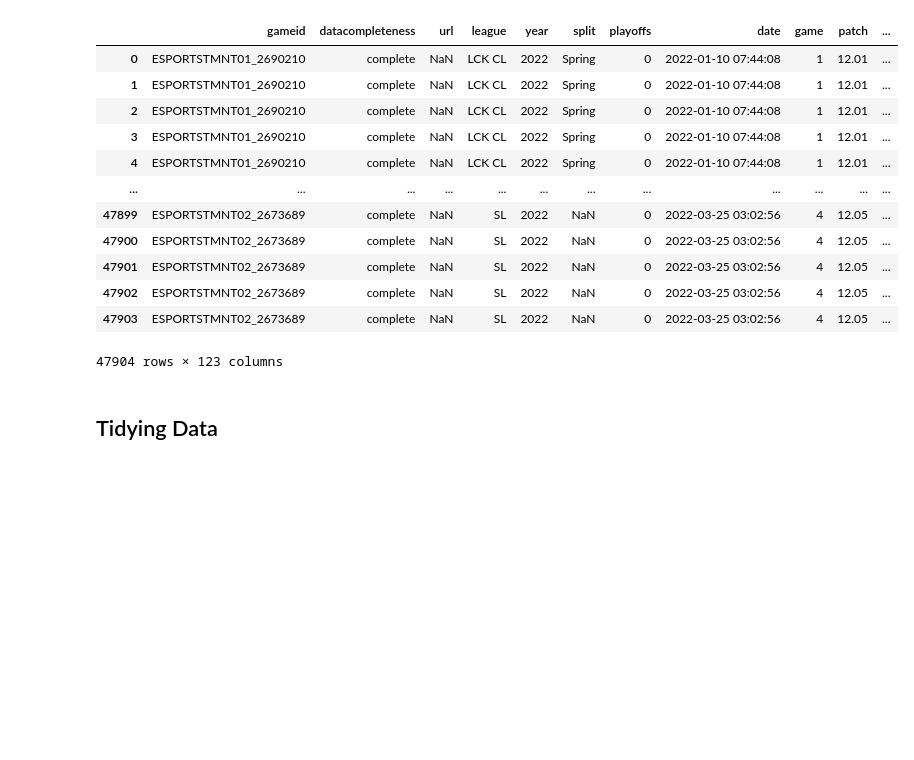
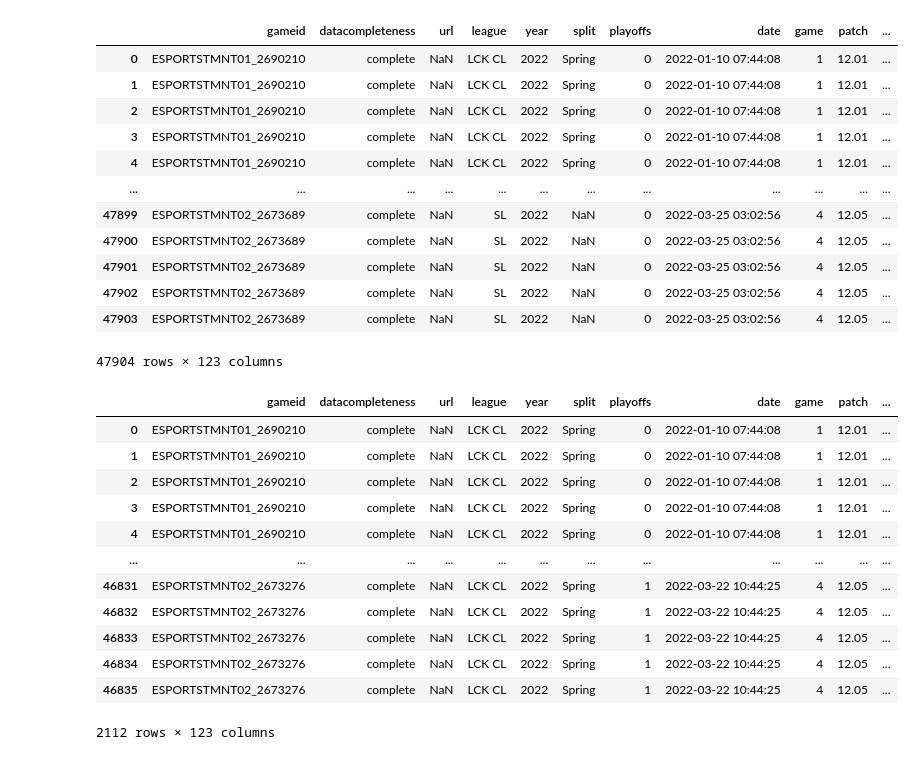
Before and after one commit to dan248lee/Esports-Project, a Jupyter notebook: LCK_Project.ipynb, the cells around one changed output. Drawn from its saved outputs; the diff is of its cells as text; code cells hidden in the pictures; blank space fills up the shorter version.

```diff
--- a/LCK_Project.ipynb
+++ b/LCK_Project.ipynb
@@ -21,7 +26,21 @@ lck2022_data
 | 47902 | ESPORTSTMNT02_2673689 | complete | NaN | SL | 2022 | NaN | 0 | 2022-03-25 03:02:56 | 4 | 12.05 | ... |
 | 47903 | ESPORTSTMNT02_2673689 | complete | NaN | SL | 2022 | NaN | 0 | 2022-03-25 03:02:56 | 4 | 12.05 | ... |
 47904 rows × 123 columns
-# %% [markdown]
-## Tidying Data
-# %%
-lck2022_data = lck2022_data['c']
+# %%
+#only LCK CL league games
+lck2022_data=lck2022_data.loc[lck2022_data['league']=='LCK CL']
+lck2022_data
+# %% [output]
+|  | gameid | datacompleteness | url | league | year | split | playoffs | date | game | patch | ... |
+| 0 | ESPORTSTMNT01_2690210 | complete | NaN | LCK CL | 2022 | Spring | 0 | 2022-01-10 07:44:08 | 1 | 12.01 | ... |
+| 1 | ESPORTSTMNT01_2690210 | complete | NaN | LCK CL | 2022 | Spring | 0 | 2022-01-10 07:44:08 | 1 | 12.01 | ... |
+| 2 | ESPORTSTMNT01_2690210 | complete | NaN | LCK CL | 2022 | Spring | 0 | 2022-01-10 07:44:08 | 1 | 12.01 | ... |
+| 3 | ESPORTSTMNT01_2690210 | complete | NaN | LCK CL | 2022 | Spring | 0 | 2022-01-10 07:44:08 | 1 | 12.01 | ... |
+| 4 | ESPORTSTMNT01_2690210 | complete | NaN | LCK CL | 2022 | Spring | 0 | 2022-01-10 07:44:08 | 1 | 12.01 | ... |
+| ... | ... | ... | ... | ... | ... | ... | ... | ... | ... | ... | ... |
+| 46831 | ESPORTSTMNT02_2673276 | complete | NaN | LCK CL | 2022 | Spring | 1 | 2022-03-22 10:44:25 | 4 | 12.05 | ... |
+| 46832 | ESPORTSTMNT02_2673276 | complete | NaN | LCK CL | 2022 | Spring | 1 | 2022-03-22 10:44:25 | 4 | 12.05 | ... |
+| 46833 | ESPORTSTMNT02_2673276 | complete | NaN | LCK CL | 2022 | Spring | 1 | 2022-03-22 10:44:25 | 4 | 12.05 | ... |
+| 46834 | ESPORTSTMNT02_2673276 | complete | NaN | LCK CL | 2022 | Spring | 1 | 2022-03-22 10:44:25 | 4 | 12.05 | ... |
+| 46835 | ESPORTSTMNT02_2673276 | complete | NaN | LCK CL | 2022 | Spring | 1 | 2022-03-22 10:44:25 | 4 | 12.05 | ... |
+2112 rows × 123 columns
```
Also changed, not shown: parts of 26 cells of this notebook.
